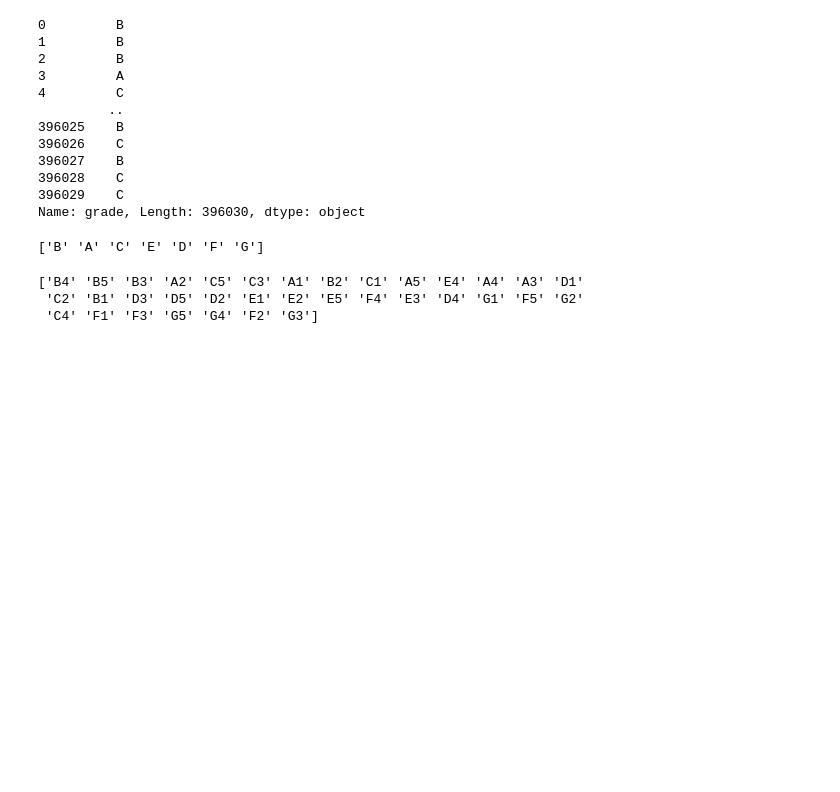
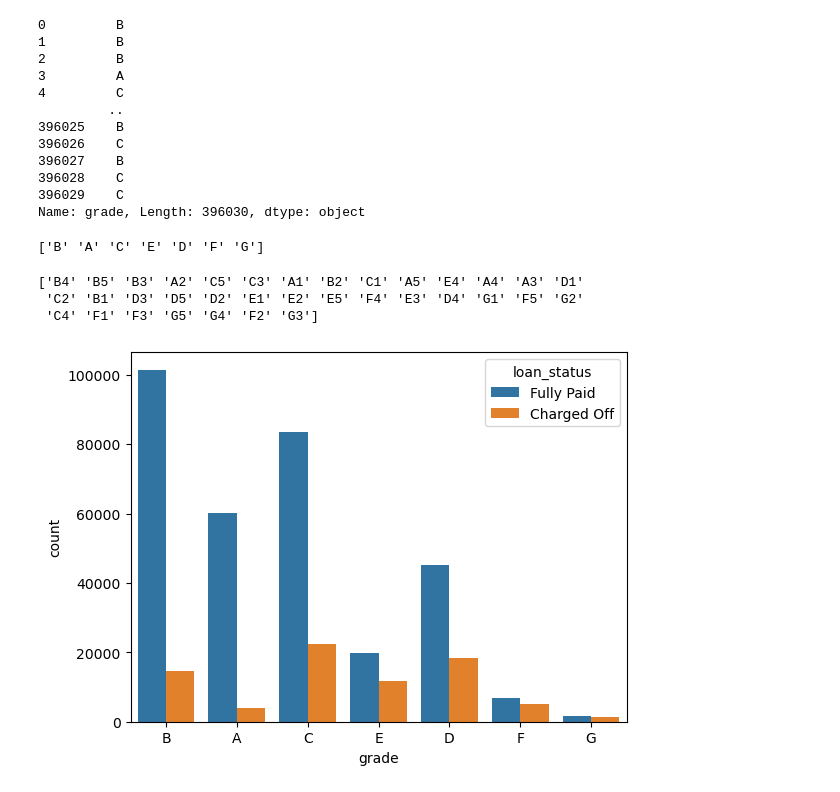
Before and after one commit to akhtarshaarifML/My-ML-Projects, a Jupyter notebook: Keras-Borrower-Classification-Project.ipynb, the cells around one changed output. Saved outputs shown, nothing was run; the diff lists cells and outputs as text; code cells hidden in the pictures; blank space fills up the shorter version.

```diff
--- a/Keras-Borrower-Classification-Project.ipynb
+++ b/Keras-Borrower-Classification-Project.ipynb
@@ -344,0 +307,7 @@ print(df['sub_grade'].unique())
+# %%
+#Countplot of the grade column
+sns.countplot(x='grade',data=df, hue='loan_status')
+plt.show()
+#Grades beyond C seem to have more charged off loans
+# %% [output]
+[figure, added]
```
Also changed, not shown: parts of 204 cells of this notebook.
